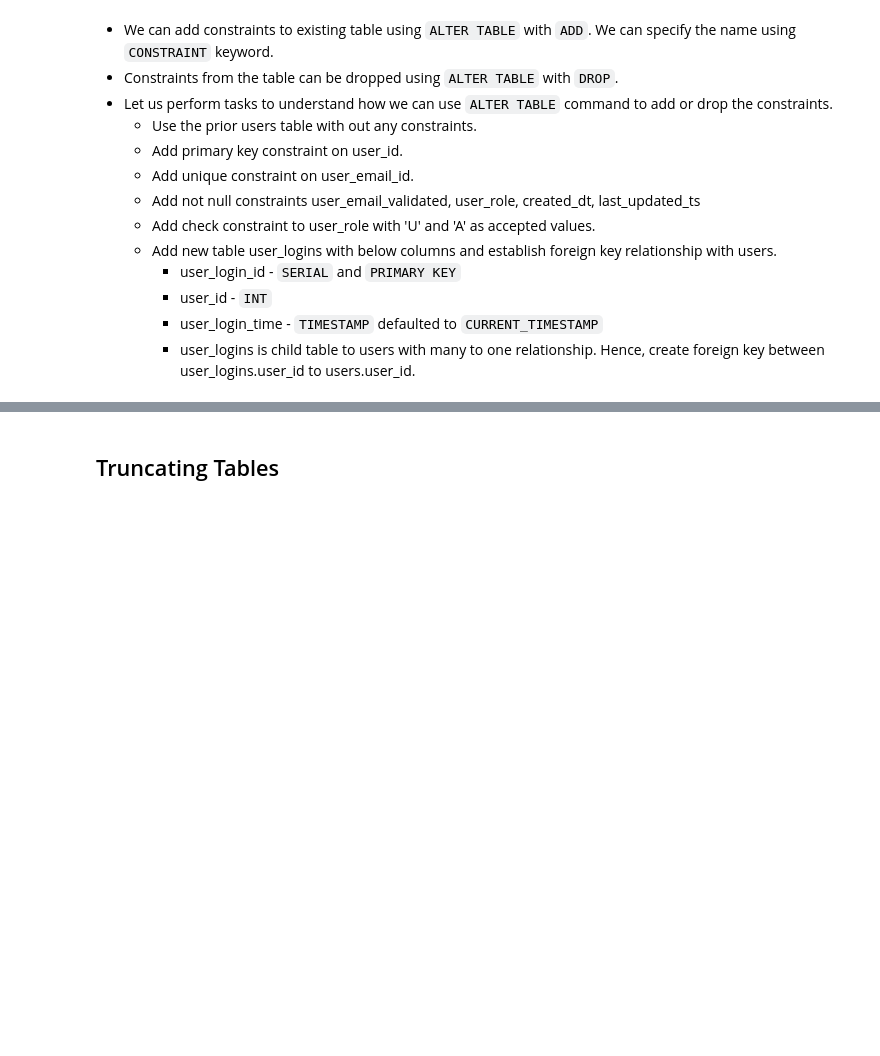
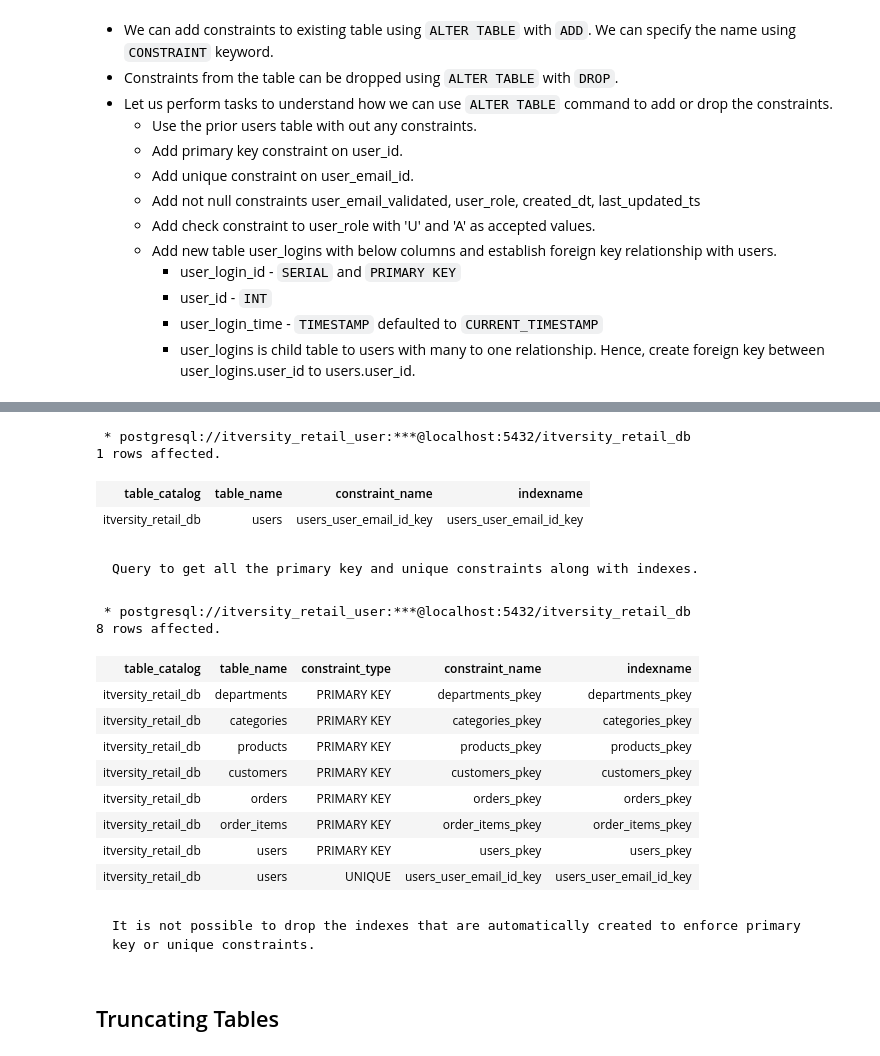
Before and after one commit to itversity/mastering-postgresql, a Jupyter notebook: 04_creating_tables_and_indexes.ipynb, the cells around one changed output, grey strips where cells are left out. Drawn from its saved outputs; the diff is of its cells as text; code cells hidden in the pictures; blank space fills up the shorter version.

````diff
--- a/04_creating_tables_and_indexes.ipynb
+++ b/04_creating_tables_and_indexes.ipynb
@@ -351,0 +604,49 @@ connection.close()
+# %%
+%%sql
+
+SELECT tc.table_catalog,
+    tc.table_name,
+    tc.constraint_name,
+    pi.indexname
+FROM information_schema.table_constraints tc JOIN pg_catalog.pg_indexes pi
+    ON tc.constraint_name = pi.indexname
+WHERE tc.table_schema = 'public'
+    AND tc.table_name = 'users'
+    AND tc.constraint_type = 'UNIQUE'
+# %% [output]
+ * postgresql://itversity_retail_user:***@localhost:5432/itversity_retail_db
+1 rows affected.
+| table_catalog | table_name | constraint_name | indexname |
+| itversity_retail_db | users | users_user_email_id_key | users_user_email_id_key |
+# %% [markdown]
+```{note}
+Query to get all the primary key and unique constraints along with indexes.
+```
+# %%
+%%sql
+
+SELECT tc.table_catalog,
+    tc.table_name,
+    tc.constraint_type,
+    tc.constraint_name,
+    pi.indexname
+FROM information_schema.table_constraints tc JOIN pg_catalog.pg_indexes pi
+    ON tc.constraint_name = pi.indexname
+WHERE tc.table_catalog = 'itversity_retail_db'
+    AND tc.constraint_type IN ('PRIMARY KEY', 'UNIQUE')
+# %% [output]
+ * postgresql://itversity_retail_user:***@localhost:5432/itversity_retail_db
+8 rows affected.
+| table_catalog | table_name | constraint_type | constraint_name | indexname |
+| itversity_retail_db | departments | PRIMARY KEY | departments_pkey | departments_pkey |
+| itversity_retail_db | categories | PRIMARY KEY | categories_pkey | categories_pkey |
+| itversity_retail_db | products | PRIMARY KEY | products_pkey | products_pkey |
+| itversity_retail_db | customers | PRIMARY KEY | customers_pkey | customers_pkey |
+| itversity_retail_db | orders | PRIMARY KEY | orders_pkey | orders_pkey |
+| itversity_retail_db | order_items | PRIMARY KEY | order_items_pkey | order_items_pkey |
+| itversity_retail_db | users | PRIMARY KEY | users_pkey | users_pkey |
+| itversity_retail_db | users | UNIQUE | users_user_email_id_key | users_user_email_id_key |
+# %% [markdown]
+```{error}
+It is not possible to drop the indexes that are automatically created to enforce primary key or unique constraints.
+```
````
Also changed, not shown: parts of 28 cells of this notebook, 2 other files.
